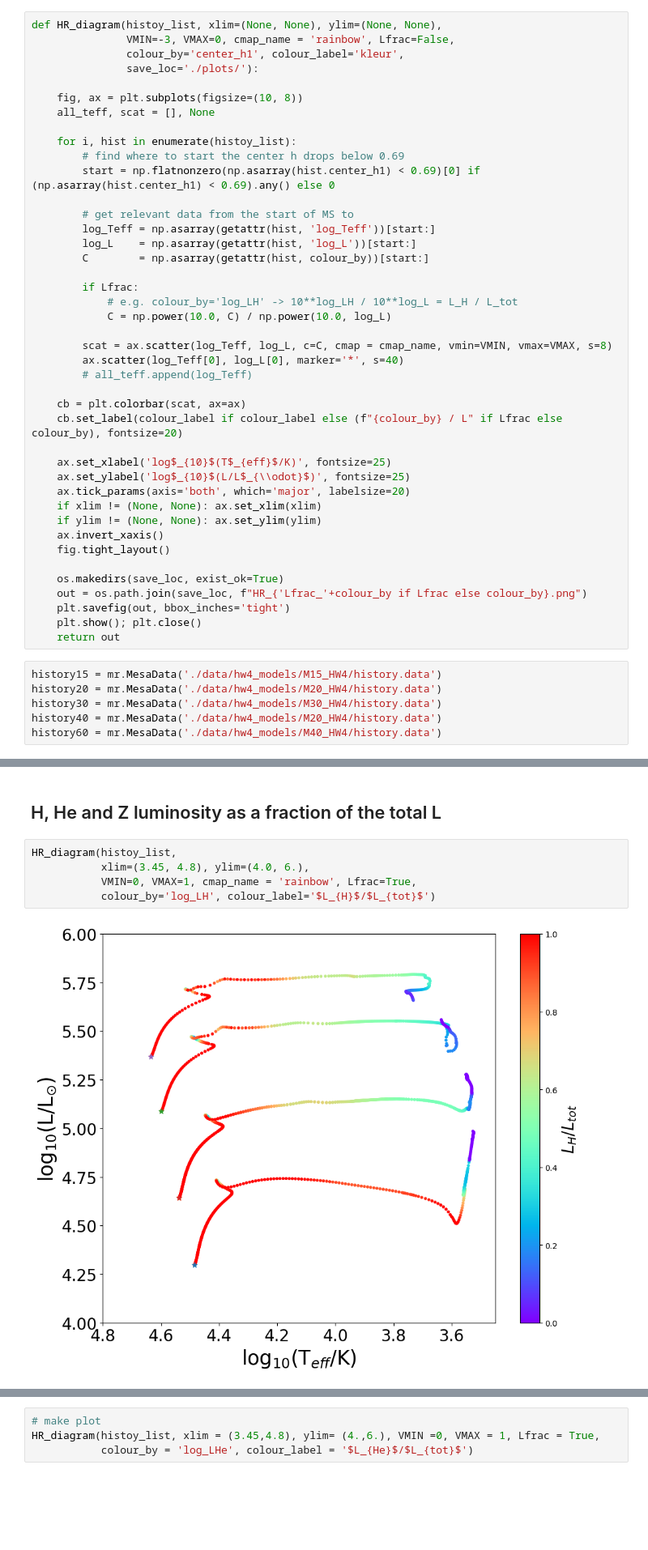
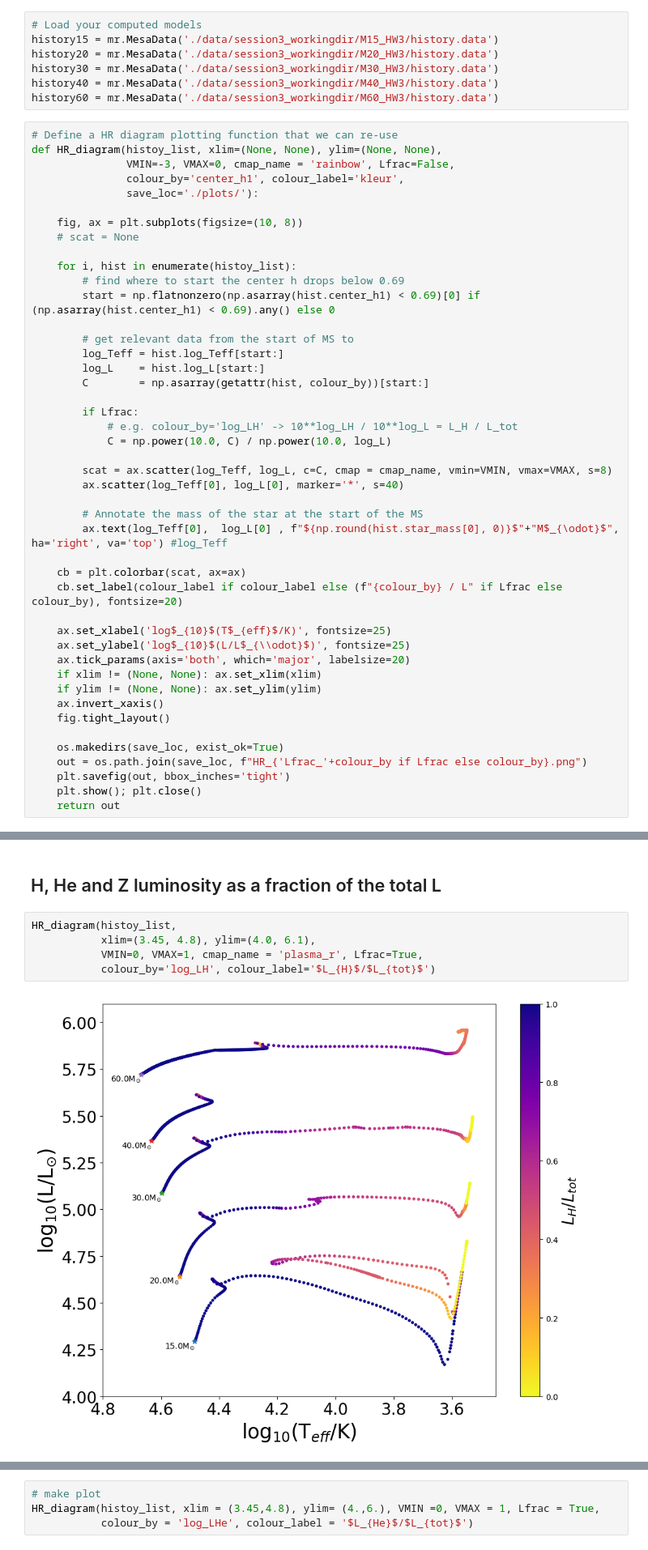
Before and after one commit to LiekeVanSon/ASBE-course, a Jupyter notebook: practicum/session3/solutions_session3/solutions_session3.ipynb, the cells around one changed output, grey strips where cells are left out. Shown at 81% size. Saved outputs shown, nothing was run; the diff lists cells and outputs as text; blank space fills up the shorter version.

```diff
--- a/practicum/session3/solutions_session3/solutions_session3.ipynb
+++ b/practicum/session3/solutions_session3/solutions_session3.ipynb
@@ -10,22 +10,30 @@ import astropy.constants as const
 # %% [markdown]
 ***
 # Problem 1 Energy production in massive stars
+# %%
+# Load your computed models
+history15 = mr.MesaData('./data/session3_workingdir/M15_HW3/history.data')
+history20 = mr.MesaData('./data/session3_workingdir/M20_HW3/history.data')
+history30 = mr.MesaData('./data/session3_workingdir/M30_HW3/history.data')
+history40 = mr.MesaData('./data/session3_workingdir/M40_HW3/history.data')
+history60 = mr.MesaData('./data/session3_workingdir/M60_HW3/history.data')
 # %%
+# Define a HR diagram plotting function that we can re-use
 def HR_diagram(histoy_list, xlim=(None, None), ylim=(None, None),
                VMIN=-3, VMAX=0, cmap_name = 'rainbow', Lfrac=False,
                colour_by='center_h1', colour_label='kleur',
                save_loc='./plots/'):
 
     fig, ax = plt.subplots(figsize=(10, 8))
-    all_teff, scat = [], None
+    # scat = None
 
     for i, hist in enumerate(histoy_list):
         # find where to start the center h drops below 0.69
         start = np.flatnonzero(np.asarray(hist.center_h1) < 0.69)[0] if (np.asarray(hist.center_h1) < 0.69).any() else 0
 
         # get relevant data from the start of MS to
-        log_Teff = np.asarray(getattr(hist, 'log_Teff'))[start:]
-        log_L    = np.asarray(getattr(hist, 'log_L'))[start:]
+        log_Teff = hist.log_Teff[start:]
+        log_L    = hist.log_L[start:]
         C        = np.asarray(getattr(hist, colour_by))[start:]
 
         if Lfrac:
@@ -34,7 +42,9 @@ def HR_diagram(histoy_list, xlim=(None, None), ylim=(None, None),
 
         scat = ax.scatter(log_Teff, log_L, c=C, cmap = cmap_name, vmin=VMIN, vmax=VMAX, s=8)
         ax.scatter(log_Teff[0], log_L[0], marker='*', s=40)
-        # all_teff.append(log_Teff)
+
+        # Annotate the mass of the star at the start of the MS
+        ax.text(log_Teff[0],  log_L[0] , f"${np.round(hist.star_mass[0], 0)}$"+"M$_{\odot}$", ha='right', va='top') #log_Teff
 
     cb = plt.colorbar(scat, ax=ax)
     cb.set_label(colour_label if colour_label else (f"{colour_by} / L" if Lfrac else colour_by), fontsize=20)
@@ -52,11 +62,5 @@ def HR_diagram(histoy_list, xlim=(None, None), ylim=(None, None),
     plt.savefig(out, bbox_inches='tight')
     plt.show(); plt.close()
     return out
-# %%
-history15 = mr.MesaData('./data/hw4_models/M15_HW4/history.data')
-history20 = mr.MesaData('./data/hw4_models/M20_HW4/history.data')
-history30 = mr.MesaData('./data/hw4_models/M30_HW4/history.data')
-history40 = mr.MesaData('./data/hw4_models/M20_HW4/history.data')
-history60 = mr.MesaData('./data/hw4_models/M40_HW4/history.data')
 # %%
 # history15.header_names
@@ -88,11 +74,11 @@ colors = plt.cm.plasma(np.linspace(0,1,4)) #3rd num is the number of colours Set
 ## H, He and Z luminosity as a fraction of the total L
 # %%
 HR_diagram(histoy_list,
-           xlim=(3.45, 4.8), ylim=(4.0, 6.),
-           VMIN=0, VMAX=1, cmap_name = 'rainbow', Lfrac=True,
+           xlim=(3.45, 4.8), ylim=(4.0, 6.1),
+           VMIN=0, VMAX=1, cmap_name = 'plasma_r', Lfrac=True,
            colour_by='log_LH', colour_label='$L_{H}$/$L_{tot}$')
 # %% [output]
-[figure, old version]
+[figure, new version]
 './plots/HR_Lfrac_log_LH.png'
 # %%
 # make plot
```
Also changed, not shown: parts of 2 cells of this notebook, 3 other files.
